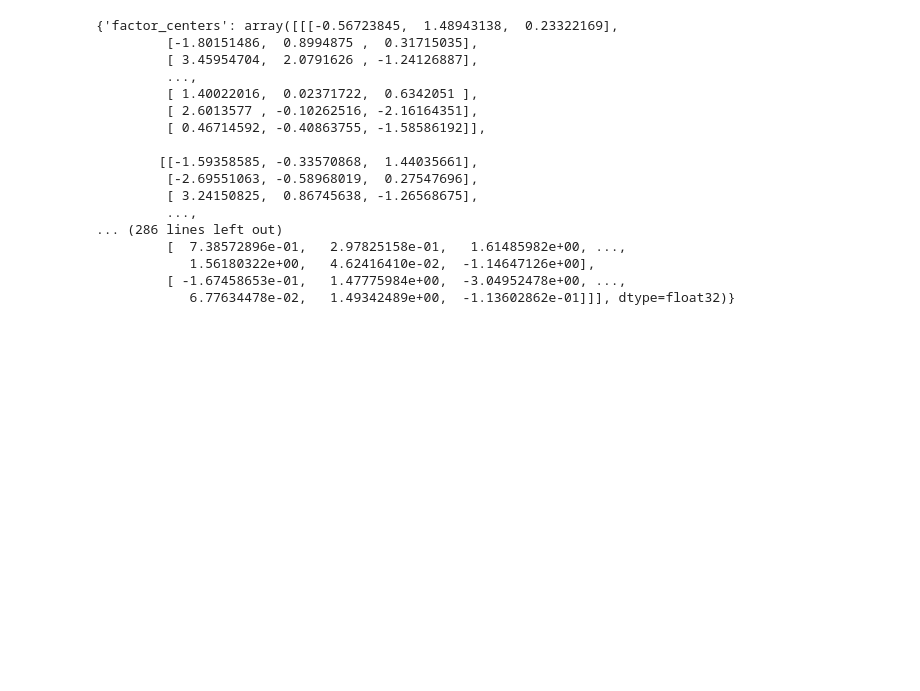
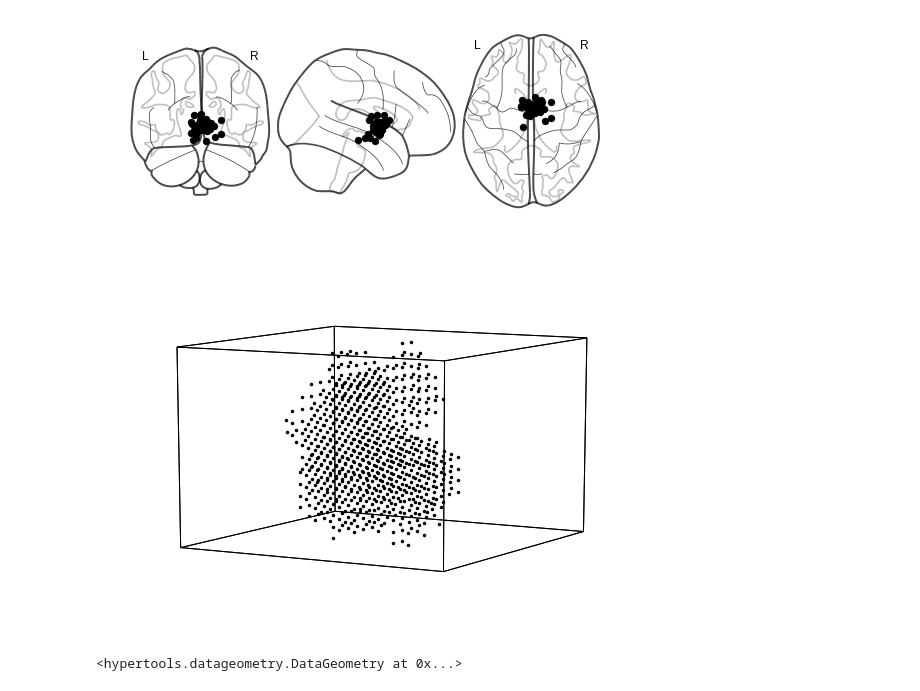
Before and after one commit to neu-pml/HTFATorch, a Jupyter notebook: notebooks/example_tfa.ipynb, the cells around one changed output. Drawn from its saved outputs; the diff is of its cells as text; code cells hidden in the pictures; blank space fills up the shorter version.

```diff
--- a/notebooks/example_tfa.ipynb
+++ b/notebooks/example_tfa.ipynb
@@ -245,20 +50,0 @@ kl_fig.axes[0].set_ylabel('KL divergence (nats)')
-# %%
-tfa.results()
-# %% [output]
-{'factor_centers': array([[[-0.56723845,  1.48943138,  0.23322169],
-         [-1.80151486,  0.8994875 ,  0.31715035],
-         [ 3.45954704,  2.0791626 , -1.24126887],
-         ...,
-         [ 1.40022016,  0.02371722,  0.6342051 ],
-         [ 2.6013577 , -0.10262516, -2.16164351],
-         [ 0.46714592, -0.40863755, -1.58586192]],
-
-        [[-1.59358585, -0.33570868,  1.44035661],
-         [-2.69551063, -0.58968019,  0.27547696],
-         [ 3.24150825,  0.86745638, -1.26568675],
-         ...,
-... (286 lines left out)
-         [  7.38572896e-01,   2.97825158e-01,   1.61485982e+00, ...,
-            1.56180322e+00,   4.62416410e-02,  -1.14647126e+00],
-         [ -1.67458653e-01,   1.47775984e+00,  -3.04952478e+00, ...,
-            6.77634478e-02,   1.49342489e+00,  -1.13602862e-01]]], dtype=float32)}
@@ -264,0 +63,7 @@ tfa.results()
+# %%
+niplot.plot_connectome(np.eye(TFA.NUM_FACTORS), results['factor_centers'][0], node_color='k')
+hyp.plot(tfa.voxel_locations.numpy(), 'k.')
+# %% [output]
+[figure, added]
+[figure, added]
+<hypertools.datageometry.DataGeometry at 0x...>
```
Also changed, not shown: parts of 14 cells of this notebook.
